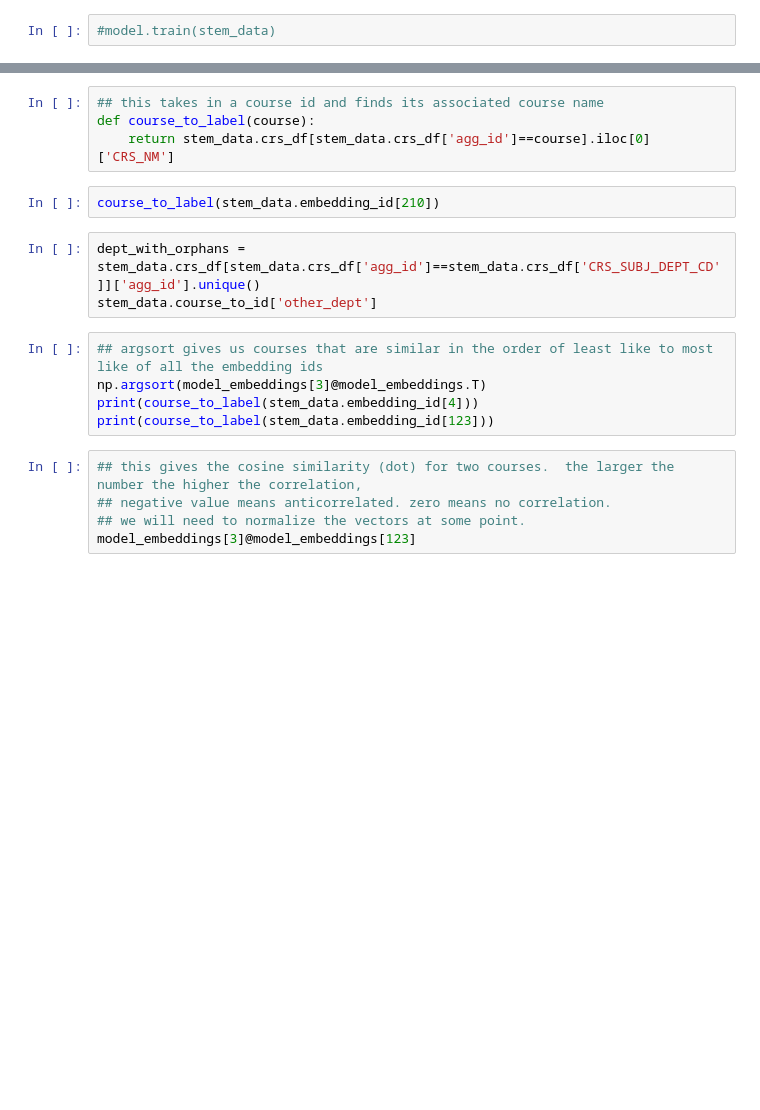
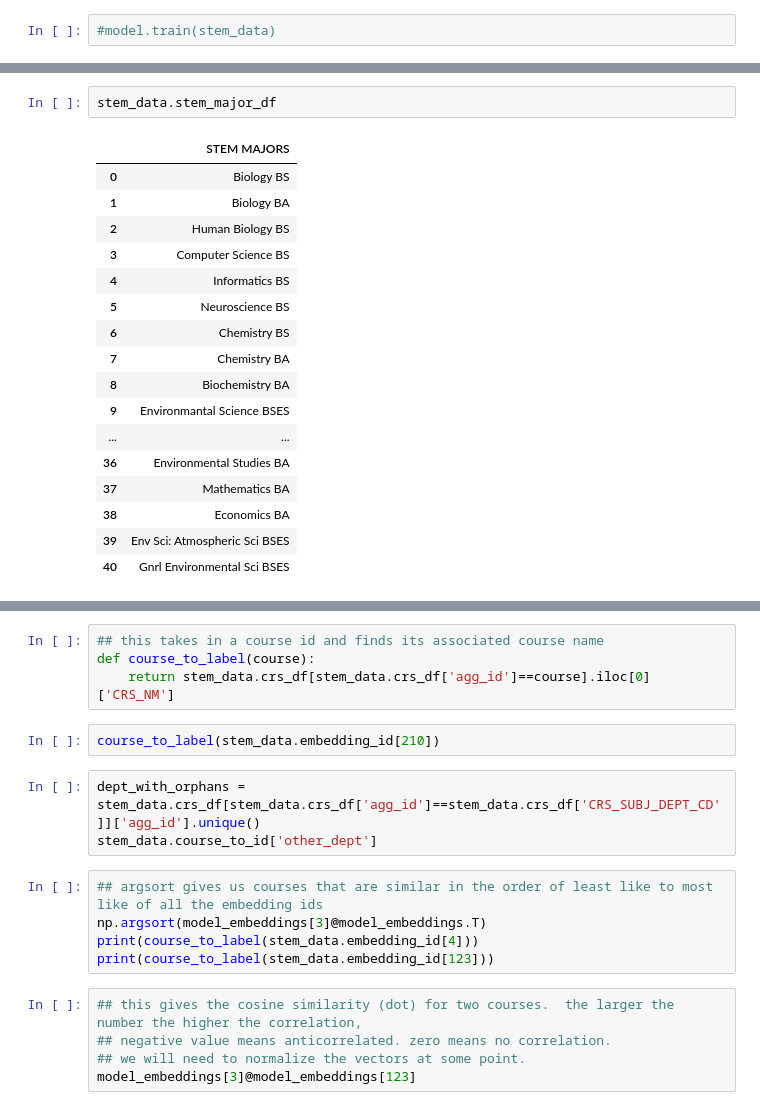
Before and after one commit to rebecca-my/stem-study, a Jupyter notebook: notebooks_analysis/stem_sk_test_run.ipynb, the cells around one changed output, grey strips where cells are left out. Drawn from its saved outputs; the diff is of its cells as text; blank space fills up the shorter version.

```diff
--- a/notebooks_analysis/stem_sk_test_run.ipynb
+++ b/notebooks_analysis/stem_sk_test_run.ipynb
@@ -96,0 +283,20 @@ for x,y in demographic_valid_generator(stem_data):
+# %%
+stem_data.stem_major_df
+# %% [output]
+|  | STEM MAJORS |
+| 0 | Biology BS |
+| 1 | Biology BA |
+| 2 | Human Biology BS |
+| 3 | Computer Science BS |
+| 4 | Informatics BS |
+| 5 | Neuroscience BS |
+| 6 | Chemistry BS |
+| 7 | Chemistry BA |
+| 8 | Biochemistry BA |
+| 9 | Environmantal Science BSES |
+| ... | ... |
+| 36 | Environmental Studies BA |
+| 37 | Mathematics BA |
+| 38 | Economics BA |
+| 39 | Env Sci: Atmospheric Sci BSES |
+| 40 | Gnrl Environmental Sci BSES |
```
Also changed, not shown: parts of 137 cells of this notebook, 7 other files.
